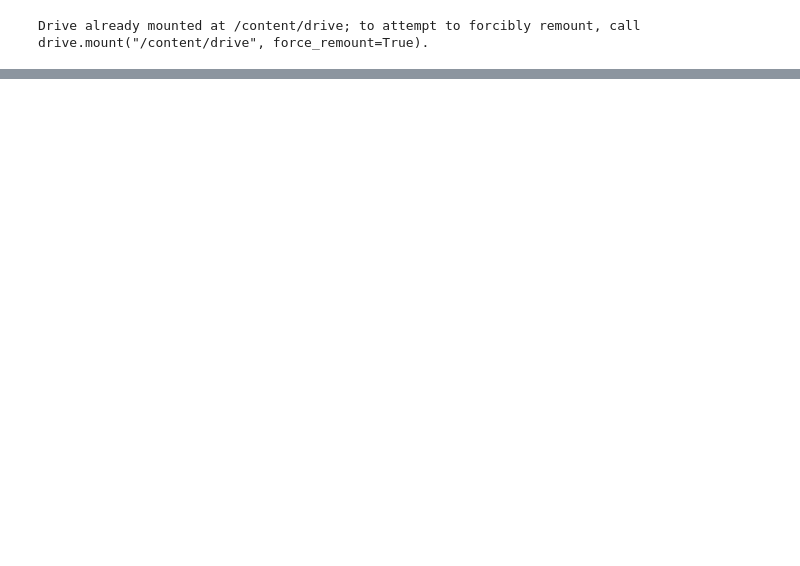
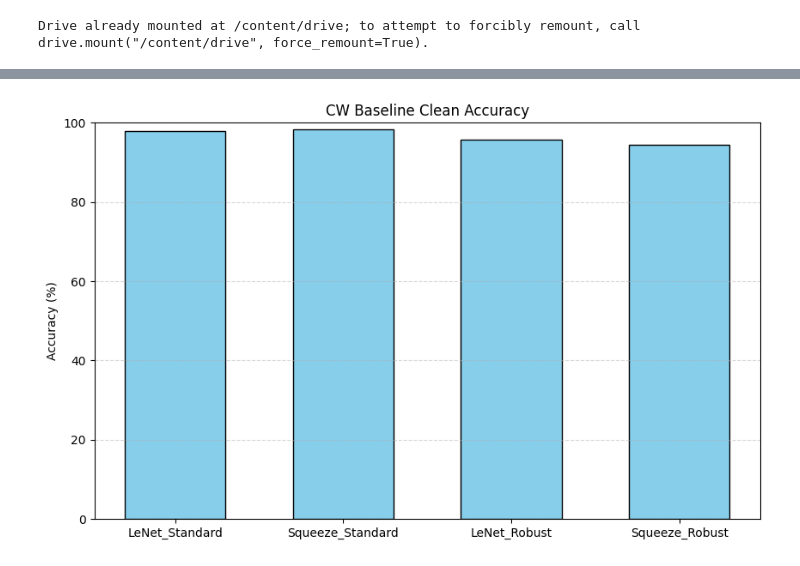
Before and after one commit to vm2781/adversarial_attacks, a Jupyter notebook: model_adversarial_analysis.ipynb, the cells around one changed output, grey strips where cells are left out. Saved outputs shown, nothing was run; the diff lists cells and outputs as text; code cells hidden in the pictures; blank space fills up the shorter version.

```diff
--- a/model_adversarial_analysis.ipynb
+++ b/model_adversarial_analysis.ipynb
@@ -1111,14 +224,0 @@ Pixle: 79.36%
-# %%
-# 6. Avg Perturbation
-plt.figure(figsize=(6, 4))
-bars = plt.bar(attacks, metrics_data["Avg Perturbation (L2 Norm)"], color=colors, alpha=0.8, edgecolor='black')
-plt.title("Avg Perturbation (L2 Norm) - Robust Models Avg")
-plt.ylim(0, 7)
-plt.grid(axis='y', linestyle='--', alpha=0.5)
-for bar in bars:
-    plt.text(bar.get_x() + bar.get_width()/2., bar.get_height(), f'{bar.get_height():.2f}', ha='center', va='bottom')
-plt.show()
-
-print("Avg Perturbation (L2 Norm):")
-for a, v in zip(attacks, metrics_data["Avg Perturbation (L2 Norm)"]):
-    print(f"{a}: {v:.4f}")
@@ -1155,0 +573,66 @@ Keys found in file: ['adv', 'lbl', 'avg_l2', 'score_clean', 'score_robust']
+# %%
+cw_metrics = calculate_metrics('CW')
+
+if cw_metrics:
+    x = np.arange(len(focus_models_names))
+    width = 0.6
+
+    plt.figure(figsize=(10, 6))
+    plt.bar(x, cw_metrics['clean'], color='skyblue', edgecolor='black', width=width)
+    plt.xticks(x, focus_models_names)
+    plt.title("CW Baseline Clean Accuracy")
+    plt.ylabel("Accuracy (%)")
+    plt.ylim(0, 100)
+    plt.grid(axis='y', linestyle='--', alpha=0.5)
+    plt.show()
+
+    plt.figure(figsize=(10, 6))
+    plt.bar(x, cw_metrics['white'], color='salmon', edgecolor='black', width=width)
+    plt.xticks(x, focus_models_names)
+    plt.title("CW White-box Accuracy (Robustness)")
+    plt.ylabel("Accuracy (%)")
+    plt.ylim(0, 100)
+    plt.grid(axis='y', linestyle='--', alpha=0.5)
+    plt.show()
+
+    plt.figure(figsize=(10, 6))
+    plt.bar(x, cw_metrics['zoo_def'], color='lightgreen', edgecolor='black', width=width)
+    plt.xticks(x, focus_models_names)
+    plt.title("CW Zoo Defense (Avg vs Other Zoo Models)")
+    plt.ylabel("Accuracy (%)")
+    plt.ylim(0, 100)
+    plt.grid(axis='y', linestyle='--', alpha=0.5)
+    plt.show()
+
+    plt.figure(figsize=(10, 6))
+    plt.bar(x, cw_metrics['zoo_off'], color='orange', edgecolor='black', width=width)
+    plt.xticks(x, focus_models_names)
+    plt.title("CW Zoo Offense (Avg Success Rate Transfer)")
+    plt.ylabel("Success Rate (%)")
+    plt.ylim(0, 100)
+    plt.grid(axis='y', linestyle='--', alpha=0.5)
+    plt.show()
+
+    plt.figure(figsize=(10, 6))
+    plt.bar(x, ext_accs, color='black', edgecolor='white', width=width)
+    plt.xticks(x, focus_models_names)
+    plt.title("CW: Robustness Against All External (Black-Box) Data")
+    plt.ylabel("Accuracy (%)")
+    plt.ylim(0, 100)
+    plt.grid(axis='y', linestyle='--', alpha=0.5)
+    plt.show()
+
+    focus_indices = [all_names.index(n) for n in focus_models_names]
+    sub_matrix = cw_metrics['matrix'][np.ix_(focus_indices, focus_indices)]
+
+    plt.figure(figsize=(8, 6))
+    sns.heatmap(sub_matrix, annot=True, fmt=".1f", cmap="RdYlGn", vmin=0, vmax=100,
+                xticklabels=focus_models_names, yticklabels=focus_models_names)
+    plt.title("CW Transferability Matrix")
+    plt.xlabel("Target Model (Victim)")
+    plt.ylabel("Source Model (Attacker)")
+    plt.xticks(rotation=45, ha='right')
+    plt.yticks(rotation=0)
+    plt.show()
+# %% [output]
+[figure, added]
```
Also changed, not shown: parts of 52 cells of this notebook.
